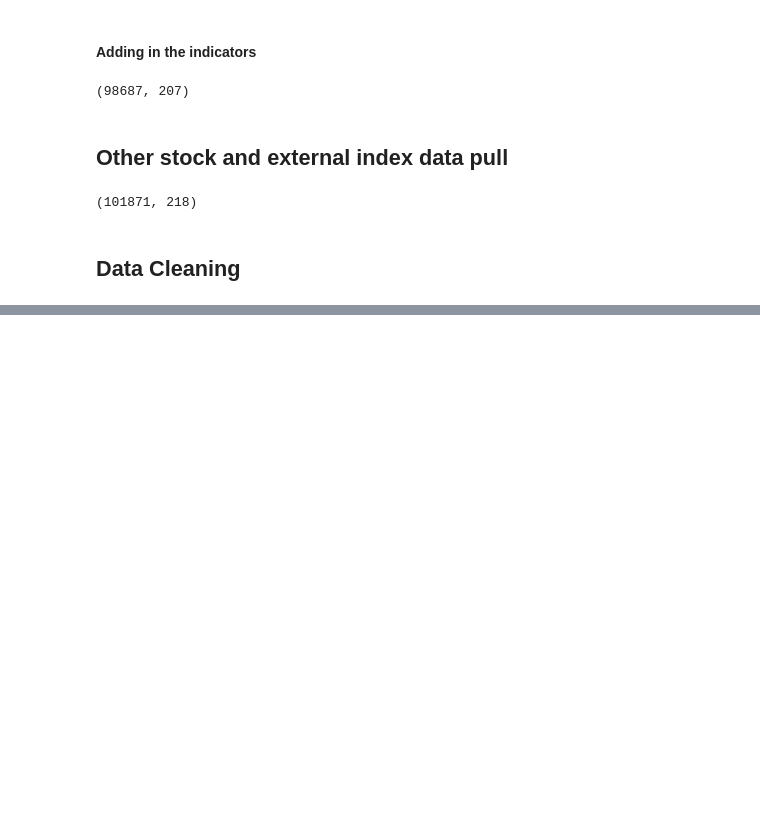
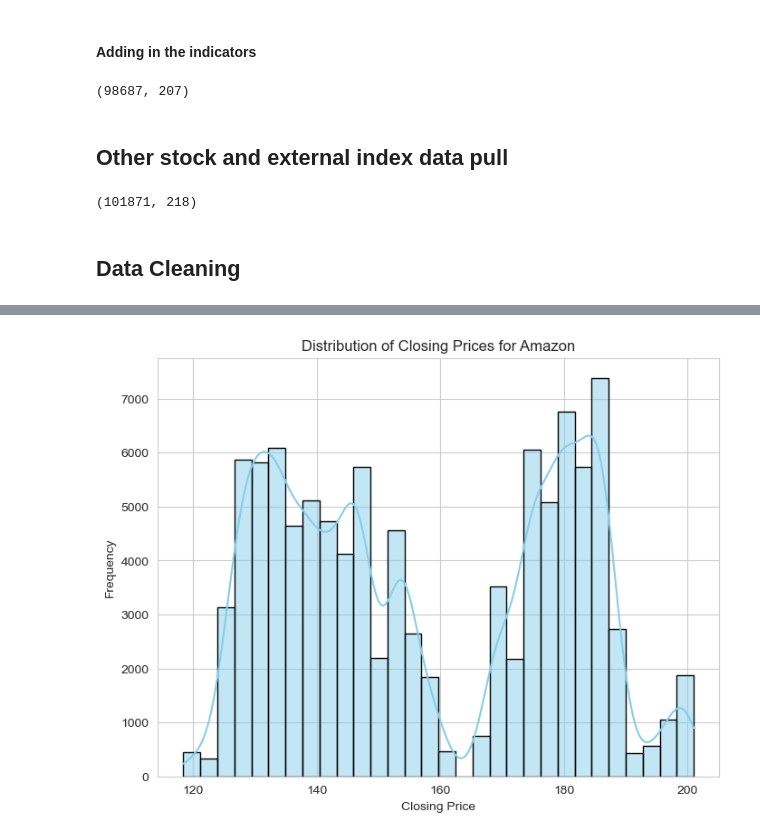
Before and after one commit to sflyranger/Stock_Price_Machine_Learning_Project, a Jupyter notebook: Amazon Stock Prediction Model.ipynb, the cells around one changed output, grey strips where cells are left out. Saved outputs shown, nothing was run; the diff lists cells and outputs as text; code cells hidden in the pictures; blank space fills up the shorter version.

```diff
--- a/Amazon Stock Prediction Model.ipynb
+++ b/Amazon Stock Prediction Model.ipynb
@@ -380,0 +381,8 @@ htmldf(df_new)
+# %%
+import matplotlib.pyplot as plt
+import seaborn as sns
+import pandas_ta as ta
+import pandas as pd
+import numpy as np
+
+df_new=pd.read_csv('AMZN_minute_data_with_financials_and_closes.csv')
@@ -380,0 +392,5 @@ htmldf(df_new)
+# %%
+df_new['timestamp'] = pd.to_datetime(df_new['timestamp'])
+df_new.set_index('timestamp', inplace=True)
+dtypes_df = df_new.dtypes.to_frame(name='Data Type')
+htmldf(dtypes_df)
@@ -380,0 +451,15 @@ htmldf(df_new)
+# %%
+# Backfill for rows up to 200
+df_new.loc[df_new.index <= df_new.index[200]] = df_new.loc[df_new.index <= df_new.index[200]].bfill()
+
+# Forward fill from rows 200 onwards
+df_new.loc[df_new.index > df_new.index[200]] = df_new.loc[df_new.index > df_new.index[200]].ffill()
+
+# Calculate the sum of NaN values for each column
+na_counts = df_new.isna().sum()
+
+# Filter columns where the sum of NaN values is not zero
+columns_with_nans = na_counts[na_counts != 0].index.tolist()
+
+print('NaN Columns:')
+print(columns_with_nans)
@@ -380,0 +528,12 @@ htmldf(df_new)
+# %%
+# Dropping columns with all rows missing
+df_new.drop(columns=['TD_SEQ_DN','TD_SEQ_UP'],inplace=True)
+# %%
+plt.figure(figsize=(8,6))
+sns.histplot(df_new['close'],bins = 30,kde=True,color='skyblue',edgecolor='black')
+plt.title('Distribution of Closing Prices for Amazon')
+plt.xlabel('Closing Price')
+plt.ylabel('Frequency')
+plt.show()
+# %% [output]
+[figure, added]
```
Also changed, not shown: parts of 28 cells of this notebook, 1 other file.
